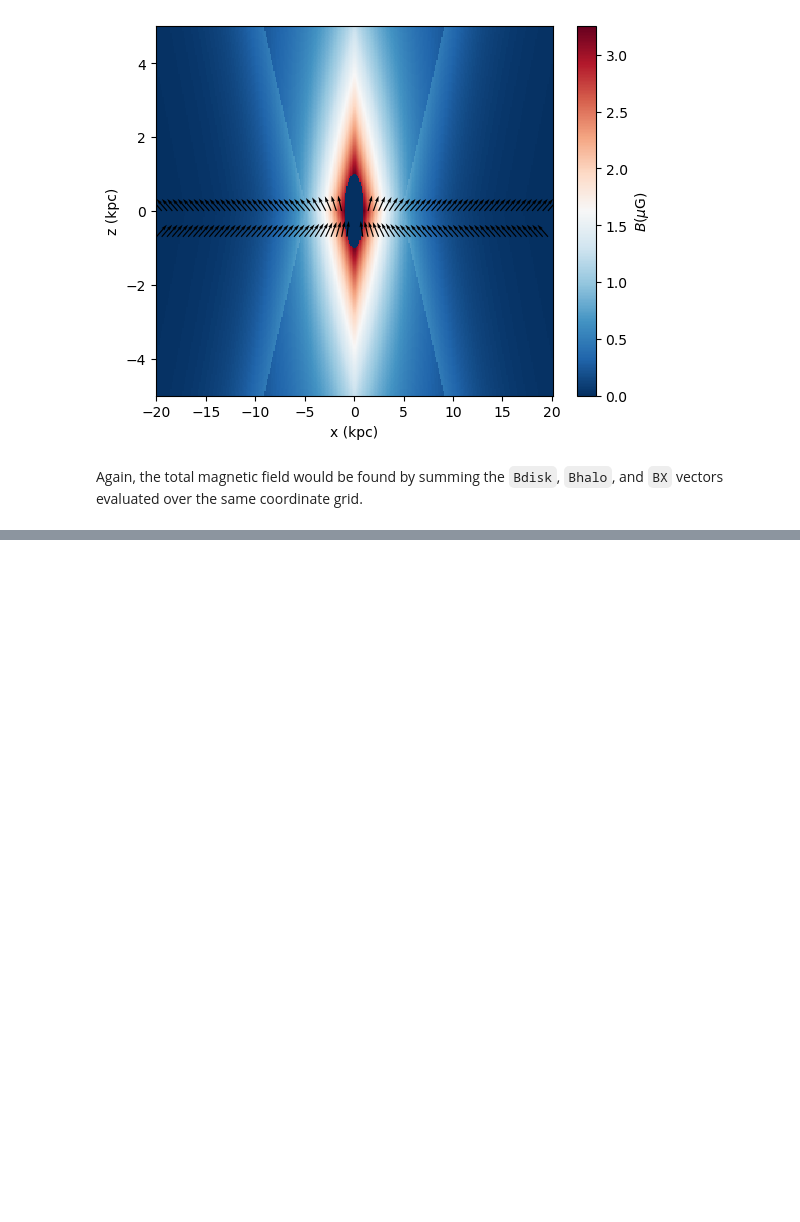
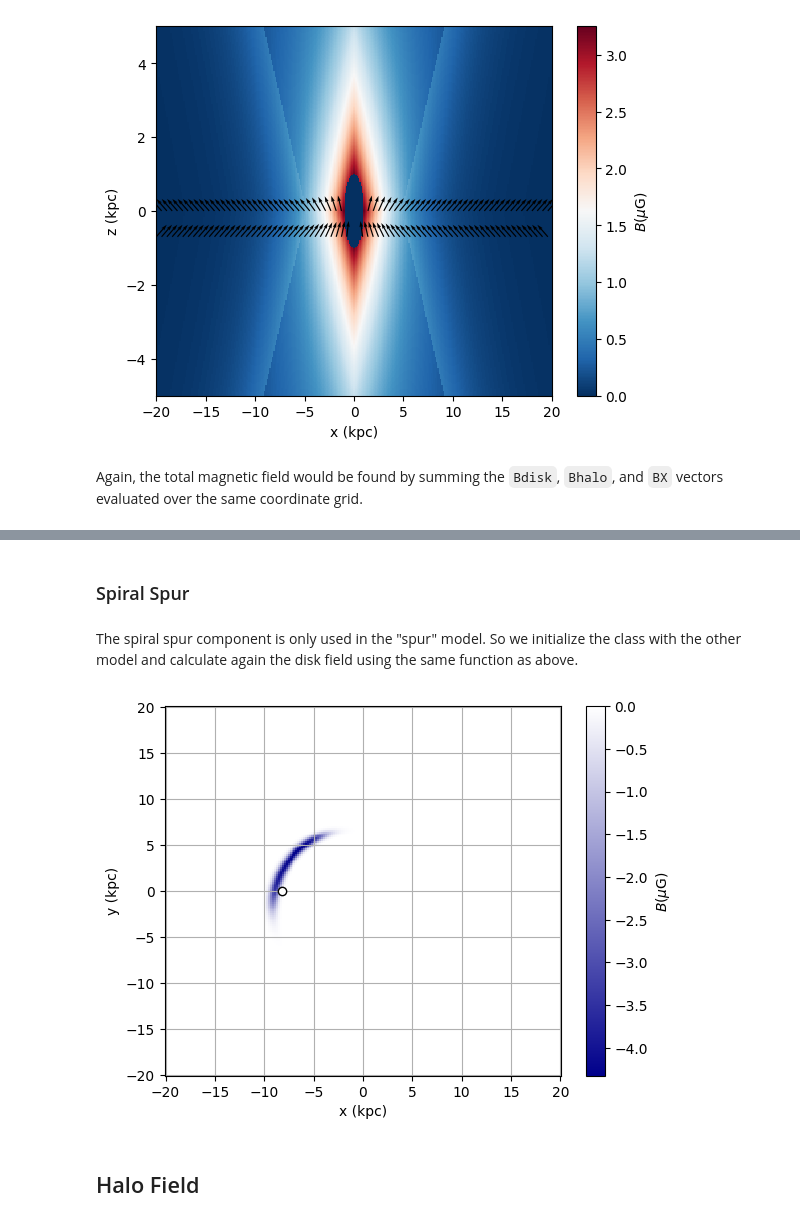
Before and after one commit to me-manu/gammaALPs, a Jupyter notebook: docs/tutorials/accessing_GMF_components.ipynb, the cells around one changed output, grey strips where cells are left out. Drawn from its saved outputs; the diff is of its cells as text; code cells hidden in the pictures; blank space fills up the shorter version.

```diff
--- a/docs/tutorials/accessing_GMF_components.ipynb
+++ b/docs/tutorials/accessing_GMF_components.ipynb
@@ -194,0 +256,31 @@ Again, the total magnetic field would be found by summing the `Bdisk`, `Bhalo`,
+# %% [markdown]
+### Spiral Spur
+# %% [markdown]
+The spiral spur component is only used in the "spur" model. So we initialize the class with the other model and calculate again the disk field using the same function as above.
+# %%
+spur = gmf.UF23(model='spur')
+# %%
+Bdisk_spur = np.zeros_like(rr[...,idz])
+for i,r in enumerate(rr[...,idz]):
+    # returns (3,N),(N) tuple, first entry is field, second entry is abs value
+    b = spur.Bdisk(rho=r, phi=pp[:,i,idz], z=zz[:,i,idz])
+    # same as spur.spiral_spur(...)
+    Bdisk_spur[:,i] = b[1] * gmf.signum(b[0][1,:])
+# %%
+cmap0 = LinearSegmentedColormap.from_list('', ['darkblue', 'white'])
+
+p = plt.pcolormesh(xx[...,idz], yy[...,idz], Bdisk_spur, cmap = cmap0, shading='auto')
+
+plt.xlabel('x (kpc)')
+plt.ylabel('y (kpc)')
+plt.colorbar(p, label = '$B (\mu\mathrm{G})$')
+
+# position of sun
+plt.plot(-8.2, 0., marker='o', mec='k', mfc='w')
+plt.grid()
+
+plt.show()
+# %% [output]
+[figure, added]
+# %% [markdown]
+## Halo Field
```
Also changed, not shown: parts of 39 cells of this notebook.
